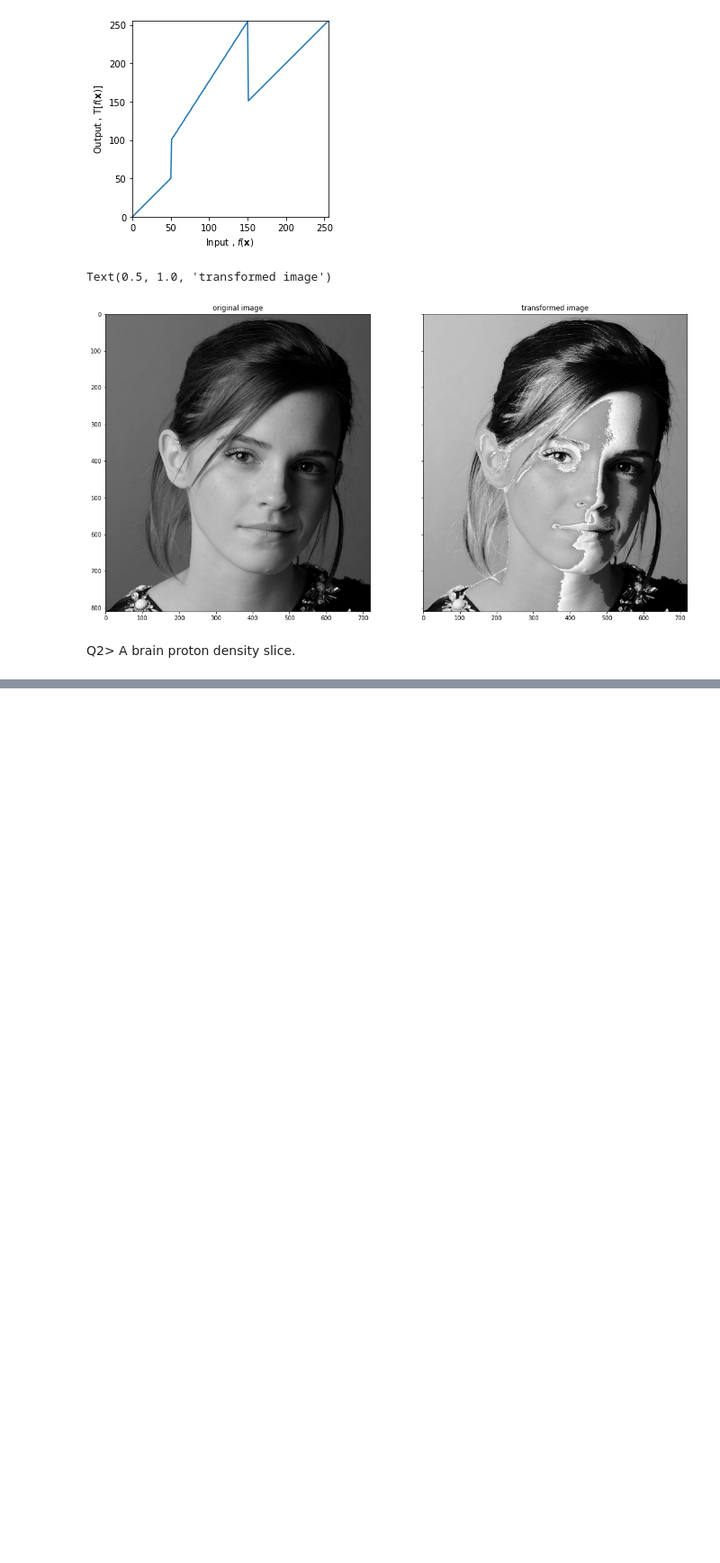
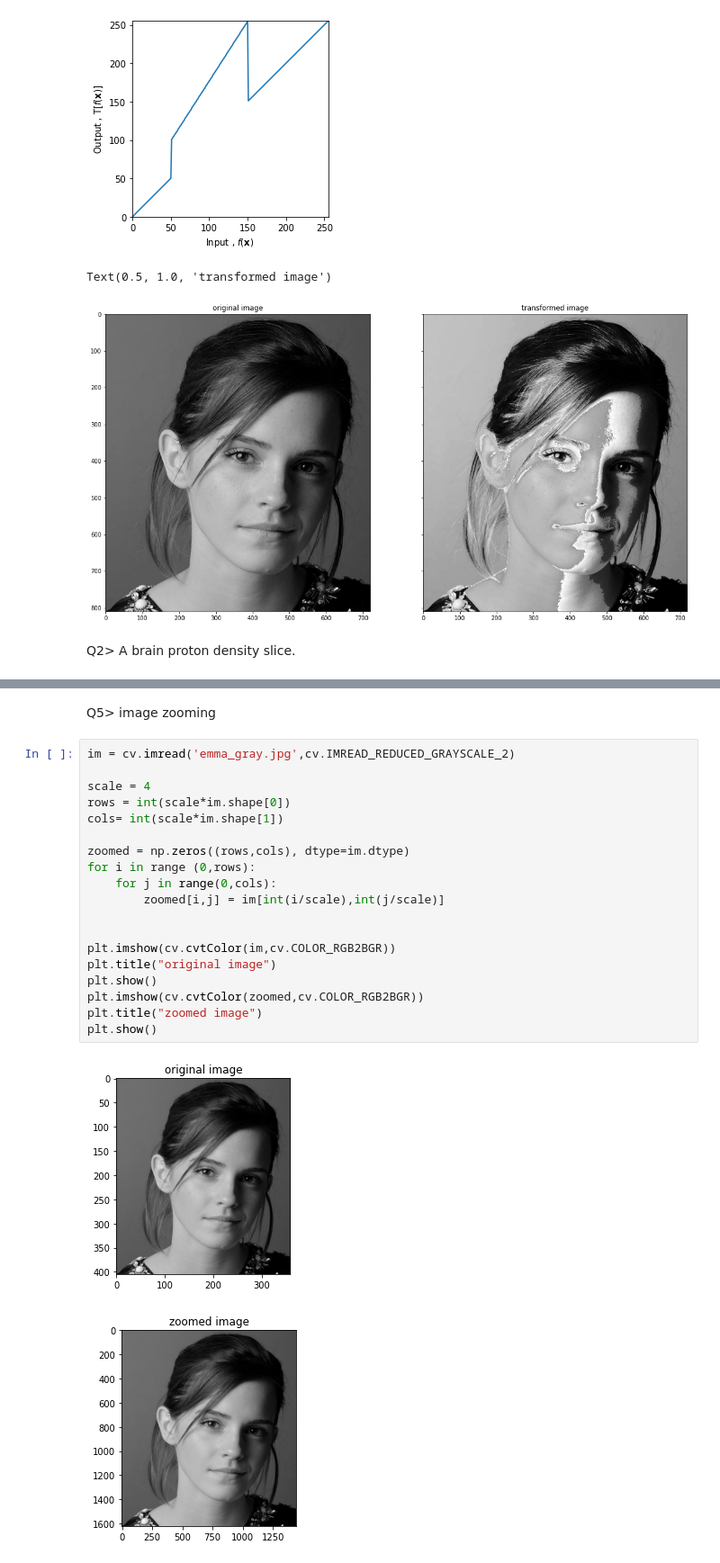
Before and after one commit to SajeepanTharumarasa/EN2550-Fundamentals-of-Image-Processing-and-Machine-Vision, a Jupyter notebook: Assignment_01/assignment_01_190539T.ipynb, the cells around one changed output, grey strips where cells are left out. Shown at 90% size. Saved outputs shown, nothing was run; the diff lists cells and outputs as text; blank space fills up the shorter version.

```diff
--- a/Assignment_01/assignment_01_190539T.ipynb
+++ b/Assignment_01/assignment_01_190539T.ipynb
@@ -99,0 +189,24 @@ Text(0.5, 1.0, 'Transformed image gray matter')
+# %% [markdown]
+Q5>  image zooming
+# %%
+im = cv.imread('emma_gray.jpg',cv.IMREAD_REDUCED_GRAYSCALE_2)
+
+scale = 4
+rows = int(scale*im.shape[0])
+cols= int(scale*im.shape[1])
+
+zoomed = np.zeros((rows,cols), dtype=im.dtype)
+for i in range (0,rows):
+    for j in range(0,cols):
+        zoomed[i,j] = im[int(i/scale),int(j/scale)]
+
+
+plt.imshow(cv.cvtColor(im,cv.COLOR_RGB2BGR))
+plt.title("original image")
+plt.show()
+plt.imshow(cv.cvtColor(zoomed,cv.COLOR_RGB2BGR))
+plt.title("zoomed image")
+plt.show()
+# %% [output]
+[figure, added]
+[figure, added]
```
Also changed, not shown: parts of 6 cells of this notebook, 5 other files.
